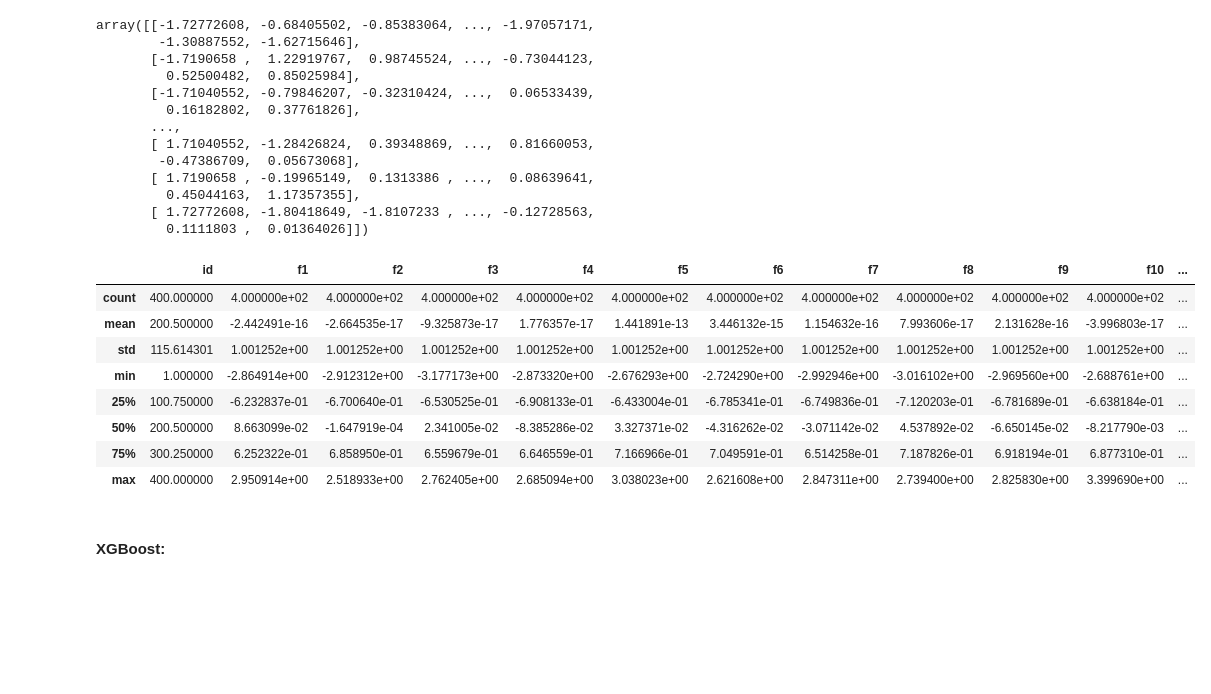
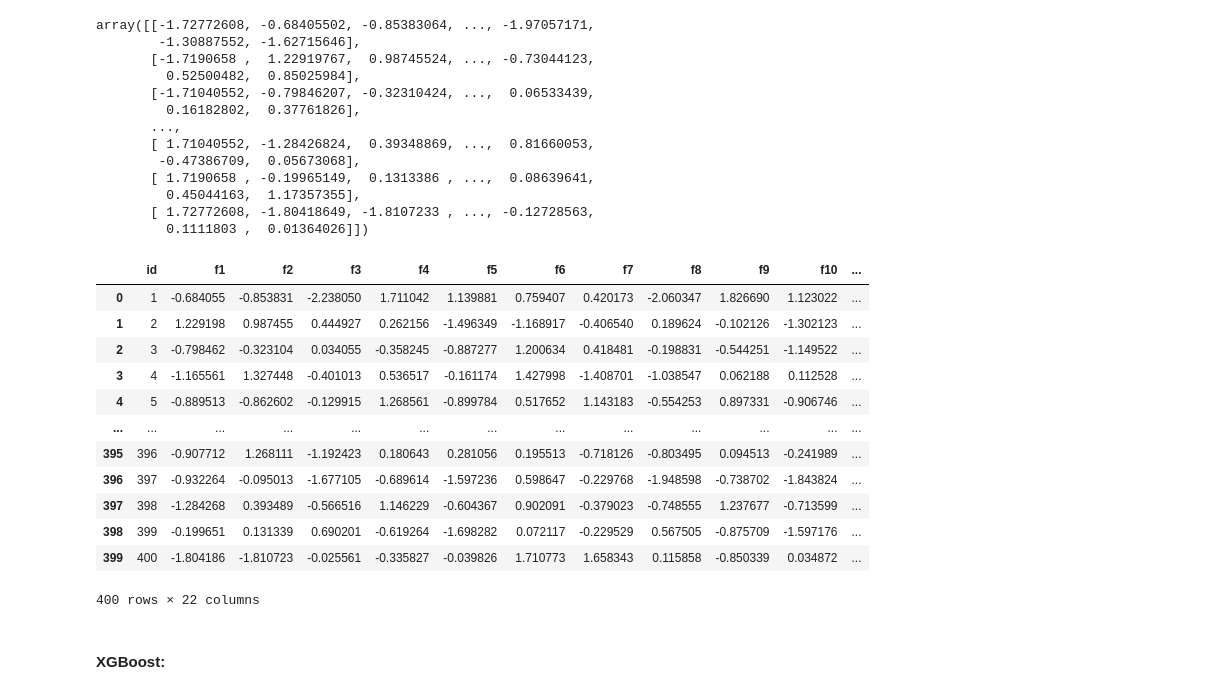
Before and after one commit to cake-dev/machine_learning_class, a Jupyter notebook: assignments/Kaggle_Competition.ipynb, the cells around one changed output. Cells and saved outputs as stored; diff of their text form; code cells hidden in the pictures; blank space fills up the shorter version.

```diff
--- a/assignments/Kaggle_Competition.ipynb
+++ b/assignments/Kaggle_Competition.ipynb
@@ -63,23 +63,27 @@ array([[-1.72772608, -0.68405502, -0.85383064, ..., -1.97057171,
 # %%
 # add column names back
 train = pd.DataFrame(train, columns=train_cols)
 test = pd.DataFrame(test, columns=test_cols)
 # add target col back
 train['target'] = train_target
 # add id col back
 train['id'] = train_id
 test['id'] = test_id
-train.describe()
+train
 # %% [output]
 |  | id | f1 | f2 | f3 | f4 | f5 | f6 | f7 | f8 | f9 | f10 | ... |
-| count | 400.000000 | 4.000000e+02 | 4.000000e+02 | 4.000000e+02 | 4.000000e+02 | 4.000000e+02 | 4.000000e+02 | 4.000000e+02 | 4.000000e+02 | 4.000000e+02 | 4.000000e+02 | ... |
-| mean | 200.500000 | -2.442491e-16 | -2.664535e-17 | -9.325873e-17 | 1.776357e-17 | 1.441891e-13 | 3.446132e-15 | 1.154632e-16 | 7.993606e-17 | 2.131628e-16 | -3.996803e-17 | ... |
-| std | 115.614301 | 1.001252e+00 | 1.001252e+00 | 1.001252e+00 | 1.001252e+00 | 1.001252e+00 | 1.001252e+00 | 1.001252e+00 | 1.001252e+00 | 1.001252e+00 | 1.001252e+00 | ... |
-| min | 1.000000 | -2.864914e+00 | -2.912312e+00 | -3.177173e+00 | -2.873320e+00 | -2.676293e+00 | -2.724290e+00 | -2.992946e+00 | -3.016102e+00 | -2.969560e+00 | -2.688761e+00 | ... |
-| 25% | 100.750000 | -6.232837e-01 | -6.700640e-01 | -6.530525e-01 | -6.908133e-01 | -6.433004e-01 | -6.785341e-01 | -6.749836e-01 | -7.120203e-01 | -6.781689e-01 | -6.638184e-01 | ... |
-| 50% | 200.500000 | 8.663099e-02 | -1.647919e-04 | 2.341005e-02 | -8.385286e-02 | 3.327371e-02 | -4.316262e-02 | -3.071142e-02 | 4.537892e-02 | -6.650145e-02 | -8.217790e-03 | ... |
-| 75% | 300.250000 | 6.252322e-01 | 6.858950e-01 | 6.559679e-01 | 6.646559e-01 | 7.166966e-01 | 7.049591e-01 | 6.514258e-01 | 7.187826e-01 | 6.918194e-01 | 6.877310e-01 | ... |
-| max | 400.000000 | 2.950914e+00 | 2.518933e+00 | 2.762405e+00 | 2.685094e+00 | 3.038023e+00 | 2.621608e+00 | 2.847311e+00 | 2.739400e+00 | 2.825830e+00 | 3.399690e+00 | ... |
+| 0 | 1 | -0.684055 | -0.853831 | -2.238050 | 1.711042 | 1.139881 | 0.759407 | 0.420173 | -2.060347 | 1.826690 | 1.123022 | ... |
+| 1 | 2 | 1.229198 | 0.987455 | 0.444927 | 0.262156 | -1.496349 | -1.168917 | -0.406540 | 0.189624 | -0.102126 | -1.302123 | ... |
+| 2 | 3 | -0.798462 | -0.323104 | 0.034055 | -0.358245 | -0.887277 | 1.200634 | 0.418481 | -0.198831 | -0.544251 | -1.149522 | ... |
+| 3 | 4 | -1.165561 | 1.327448 | -0.401013 | 0.536517 | -0.161174 | 1.427998 | -1.408701 | -1.038547 | 0.062188 | 0.112528 | ... |
+| 4 | 5 | -0.889513 | -0.862602 | -0.129915 | 1.268561 | -0.899784 | 0.517652 | 1.143183 | -0.554253 | 0.897331 | -0.906746 | ... |
+| ... | ... | ... | ... | ... | ... | ... | ... | ... | ... | ... | ... | ... |
+| 395 | 396 | -0.907712 | 1.268111 | -1.192423 | 0.180643 | 0.281056 | 0.195513 | -0.718126 | -0.803495 | 0.094513 | -0.241989 | ... |
+| 396 | 397 | -0.932264 | -0.095013 | -1.677105 | -0.689614 | -1.597236 | 0.598647 | -0.229768 | -1.948598 | -0.738702 | -1.843824 | ... |
+| 397 | 398 | -1.284268 | 0.393489 | -0.566516 | 1.146229 | -0.604367 | 0.902091 | -0.379023 | -0.748555 | 1.237677 | -0.713599 | ... |
+| 398 | 399 | -0.199651 | 0.131339 | 0.690201 | -0.619264 | -1.698282 | 0.072117 | -0.229529 | 0.567505 | -0.875709 | -1.597176 | ... |
+| 399 | 400 | -1.804186 | -1.810723 | -0.025561 | -0.335827 | -0.039826 | 1.710773 | 1.658343 | 0.115858 | -0.850339 | 0.034872 | ... |
+400 rows × 22 columns
 # %% [markdown]
 #### XGBoost:
 # %%
```
Also changed, not shown: parts of 9 cells of this notebook, 2 other files.
